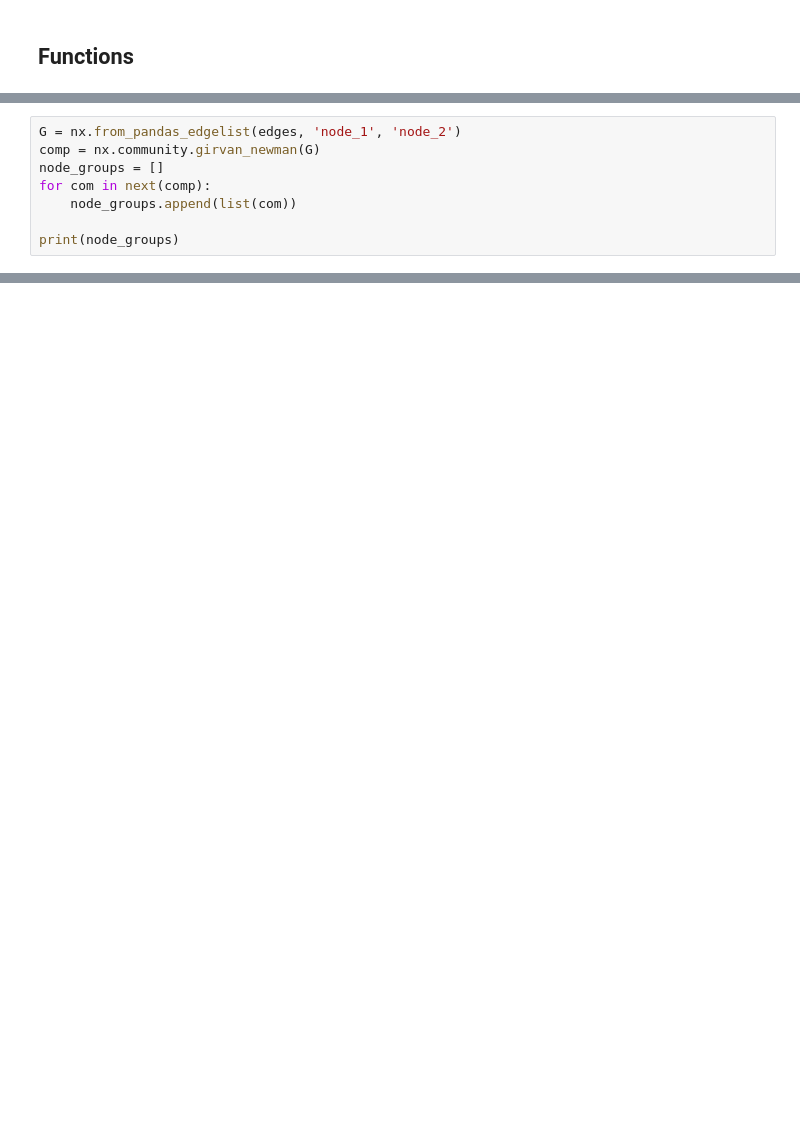
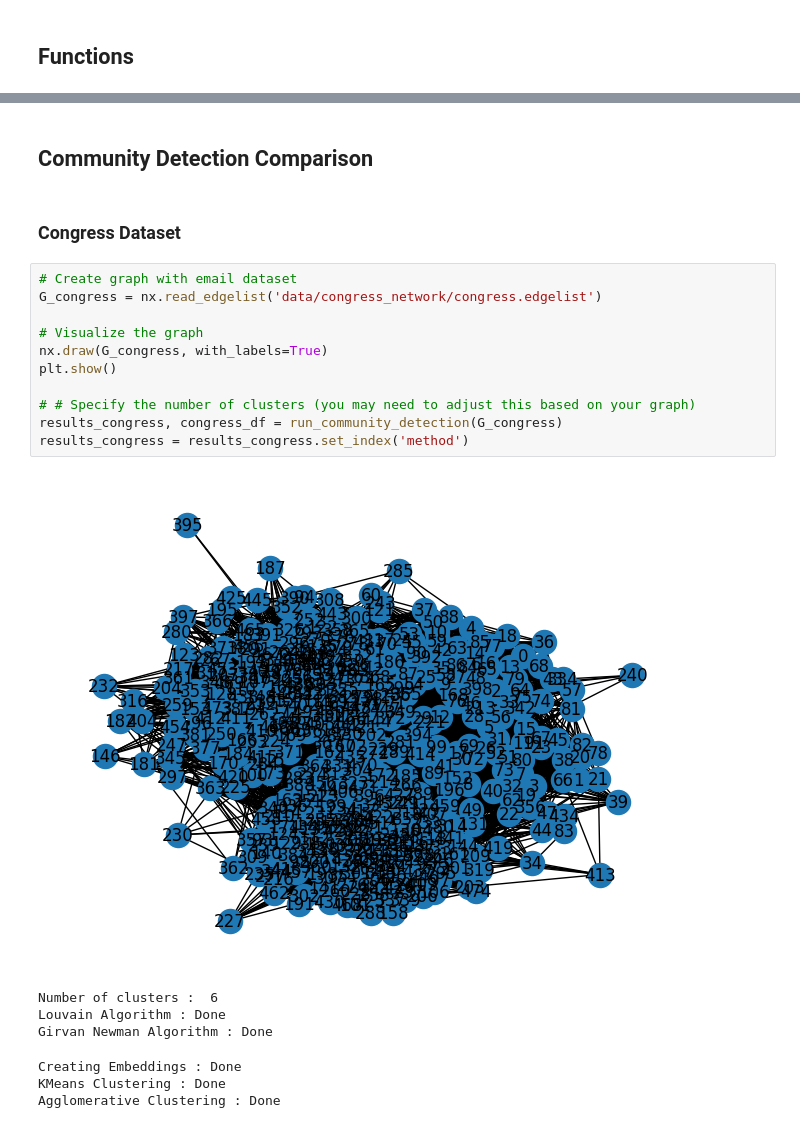
Before and after one commit to afpbondoc/MGMA_CommunityDetection_InfluenceMaximization, a Jupyter notebook: communities.ipynb, the cells around one changed output, grey strips where cells are left out. Saved outputs shown, nothing was run; the diff lists cells and outputs as text; blank space fills up the shorter version.

```diff
--- a/communities.ipynb
+++ b/communities.ipynb
@@ -295,8 +125,0 @@ get_metrics(G, louvain, truth)
-# %%
-G = nx.from_pandas_edgelist(edges, 'node_1', 'node_2')
-comp = nx.community.girvan_newman(G)
-node_groups = []
-for com in next(comp):
-    node_groups.append(list(com))
-
-print(node_groups)
@@ -388,0 +397,23 @@ get_metrics(G, node_clusters.values(), truth)
+# %% [markdown]
+## Community Detection Comparison
+# %% [markdown]
+### Congress Dataset
+# %%
+# Create graph with email dataset
+G_congress = nx.read_edgelist('data/congress_network/congress.edgelist')
+
+# Visualize the graph
+nx.draw(G_congress, with_labels=True)
+plt.show()
+
+# # Specify the number of clusters (you may need to adjust this based on your graph)
+results_congress, congress_df = run_community_detection(G_congress)
+results_congress = results_congress.set_index('method')
+# %% [output]
+[figure, added]
+Number of clusters :  6
+Louvain Algorithm : Done
+Girvan Newman Algorithm : Done
+Creating Embeddings : Done
+KMeans Clustering : Done
+Agglomerative Clustering : Done
```
Also changed, not shown: parts of 41 cells of this notebook.
